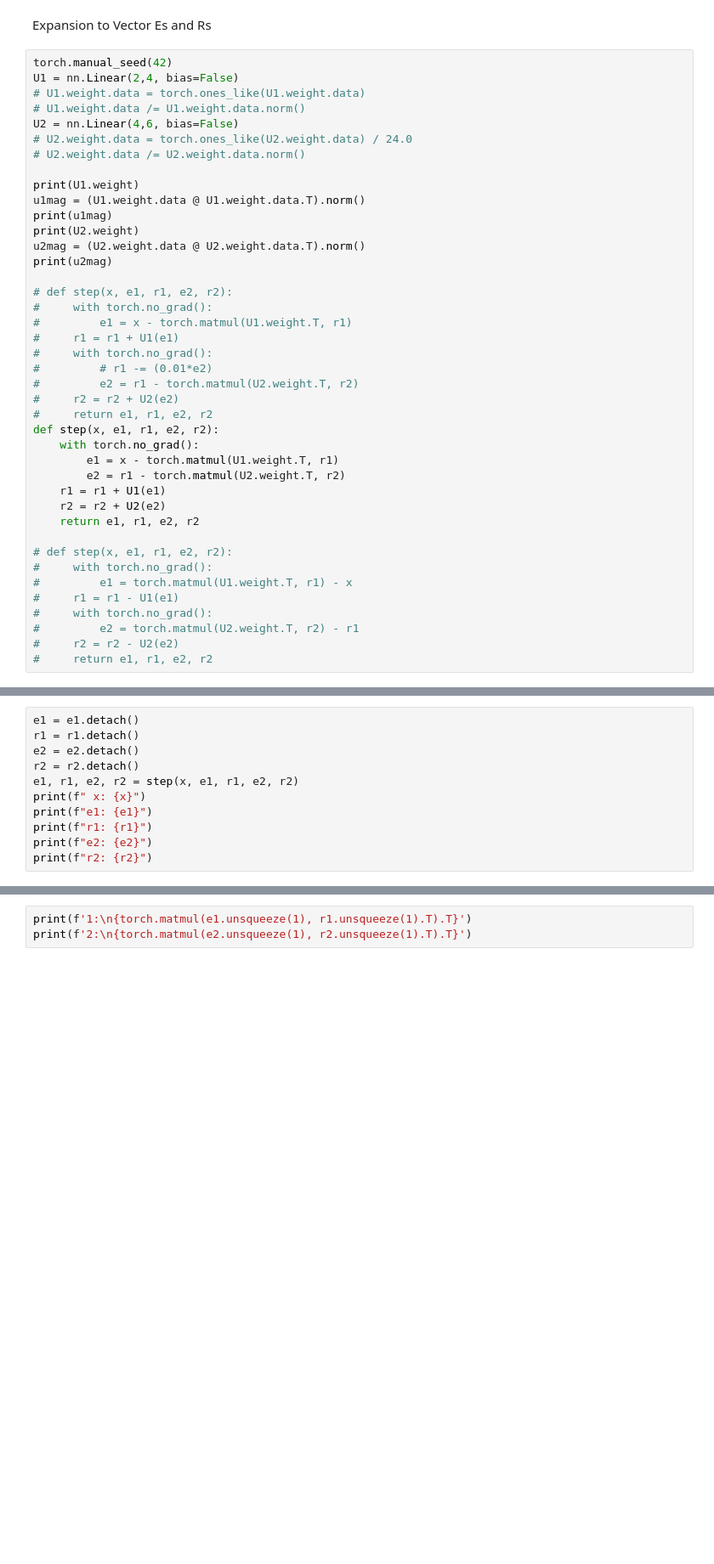
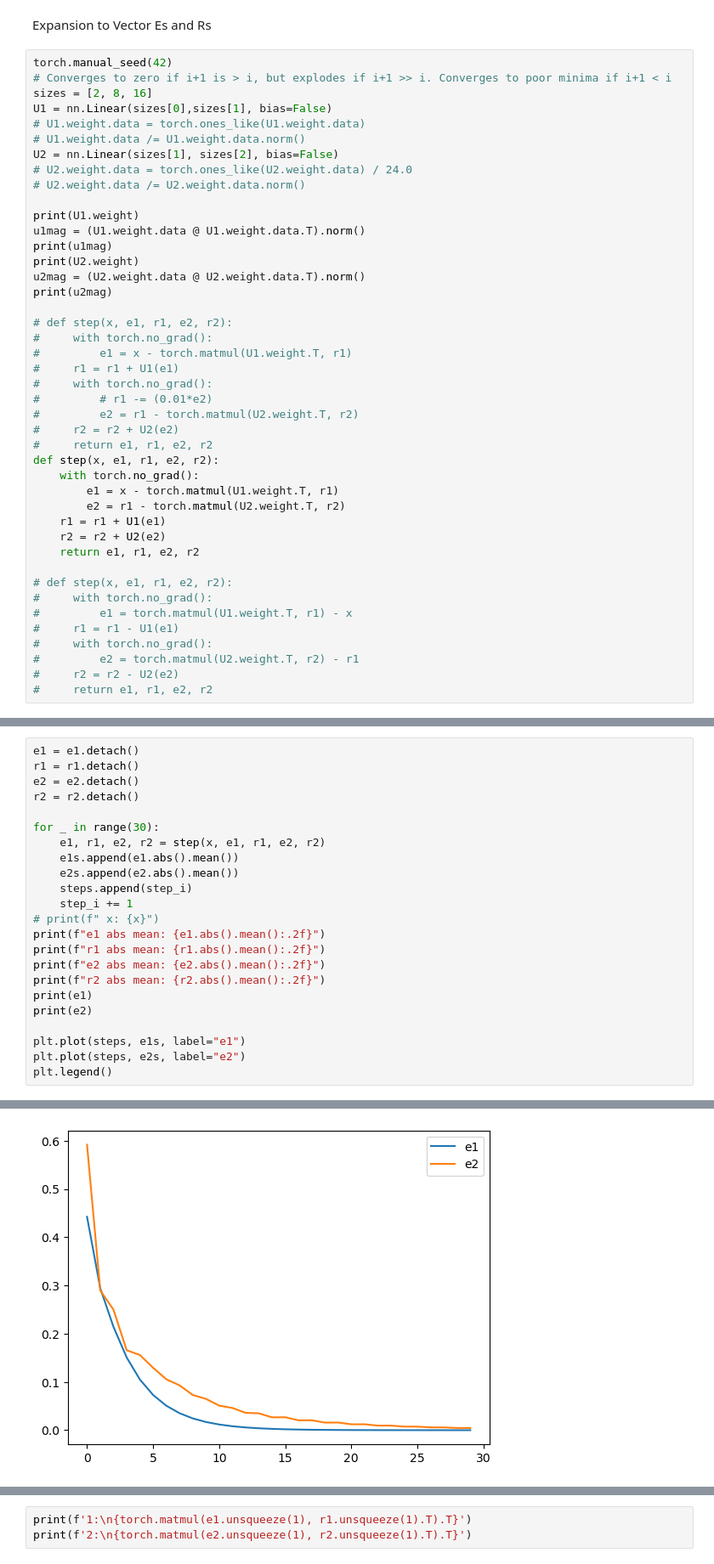
Before and after one commit to joeagriffith/ml-learning, a Jupyter notebook: Neuro/Predictive-Coding/hebbian.ipynb, the cells around one changed output, grey strips where cells are left out. Shown at 85% size. Saved outputs shown, nothing was run; the diff lists cells and outputs as text; blank space fills up the shorter version.

```diff
--- a/Neuro/Predictive-Coding/hebbian.ipynb
+++ b/Neuro/Predictive-Coding/hebbian.ipynb
@@ -79,10 +80,12 @@ tensor([[0.0075]], grad_fn=<PermuteBackward0>)
 Expansion to Vector Es and Rs
 # %%
 torch.manual_seed(42)
-U1 = nn.Linear(2,4, bias=False)
+# Converges to zero if i+1 is > i, but explodes if i+1 >> i. Converges to poor minima if i+1 < i
+sizes = [2, 8, 16]
+U1 = nn.Linear(sizes[0],sizes[1], bias=False)
 # U1.weight.data = torch.ones_like(U1.weight.data)
 # U1.weight.data /= U1.weight.data.norm()
-U2 = nn.Linear(4,6, bias=False)
+U2 = nn.Linear(sizes[1], sizes[2], bias=False)
 # U2.weight.data = torch.ones_like(U2.weight.data) / 24.0
 # U2.weight.data /= U2.weight.data.norm()
 
@@ -157,10 +162,22 @@ e1 = e1.detach()
 r1 = r1.detach()
 e2 = e2.detach()
 r2 = r2.detach()
-e1, r1, e2, r2 = step(x, e1, r1, e2, r2)
-print(f" x: {x}")
-print(f"e1: {e1}")
-print(f"r1: {r1}")
-print(f"e2: {e2}")
-print(f"r2: {r2}")
+
+for _ in range(30):
+    e1, r1, e2, r2 = step(x, e1, r1, e2, r2)
+    e1s.append(e1.abs().mean())
+    e2s.append(e2.abs().mean())
+    steps.append(step_i)
+    step_i += 1
+# print(f" x: {x}")
+print(f"e1 abs mean: {e1.abs().mean():.2f}")
+print(f"r1 abs mean: {r1.abs().mean():.2f}")
+print(f"e2 abs mean: {e2.abs().mean():.2f}")
+print(f"r2 abs mean: {r2.abs().mean():.2f}")
+print(e1)
+print(e2)
+
+plt.plot(steps, e1s, label="e1")
+plt.plot(steps, e2s, label="e2")
+plt.legend()
 # %% [output]
@@ -172,0 +191 @@ r2: tensor([ 0.0522,  1.3909,  1.3393, -1.1483,  0.3598,  0.1252],
+[figure, added]
```
Also changed, not shown: parts of 9 cells of this notebook, 35 other files.
